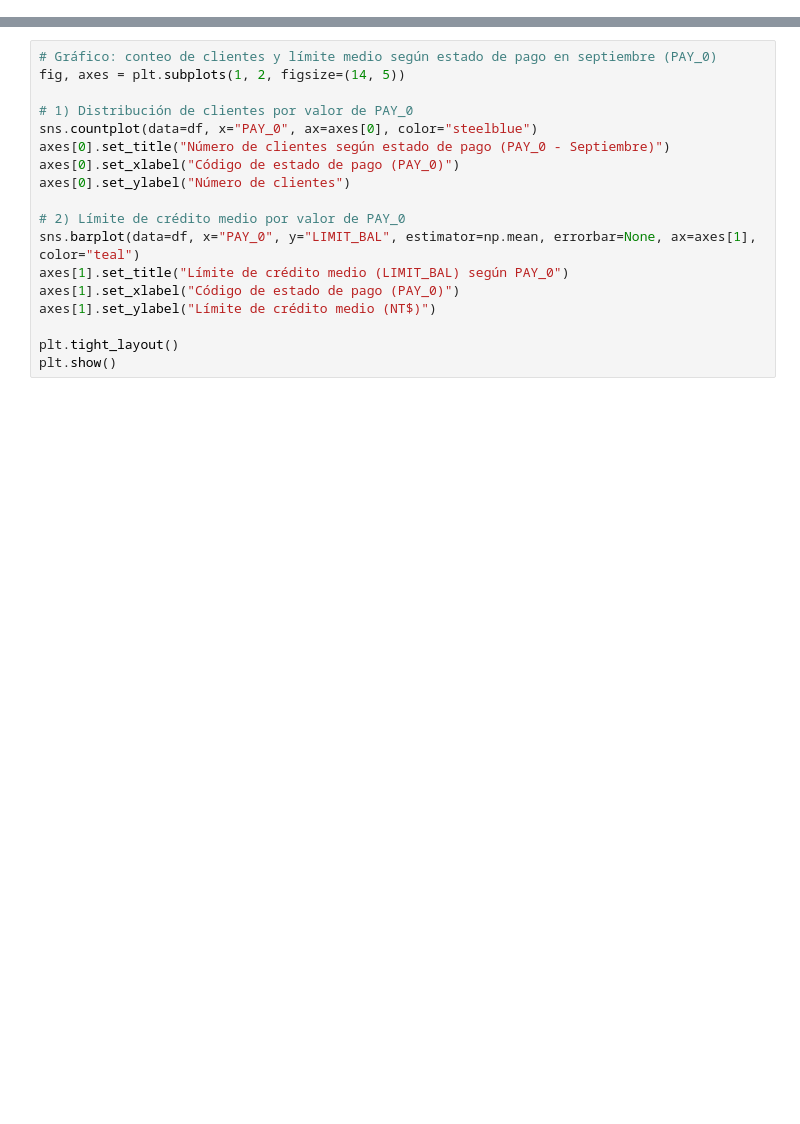
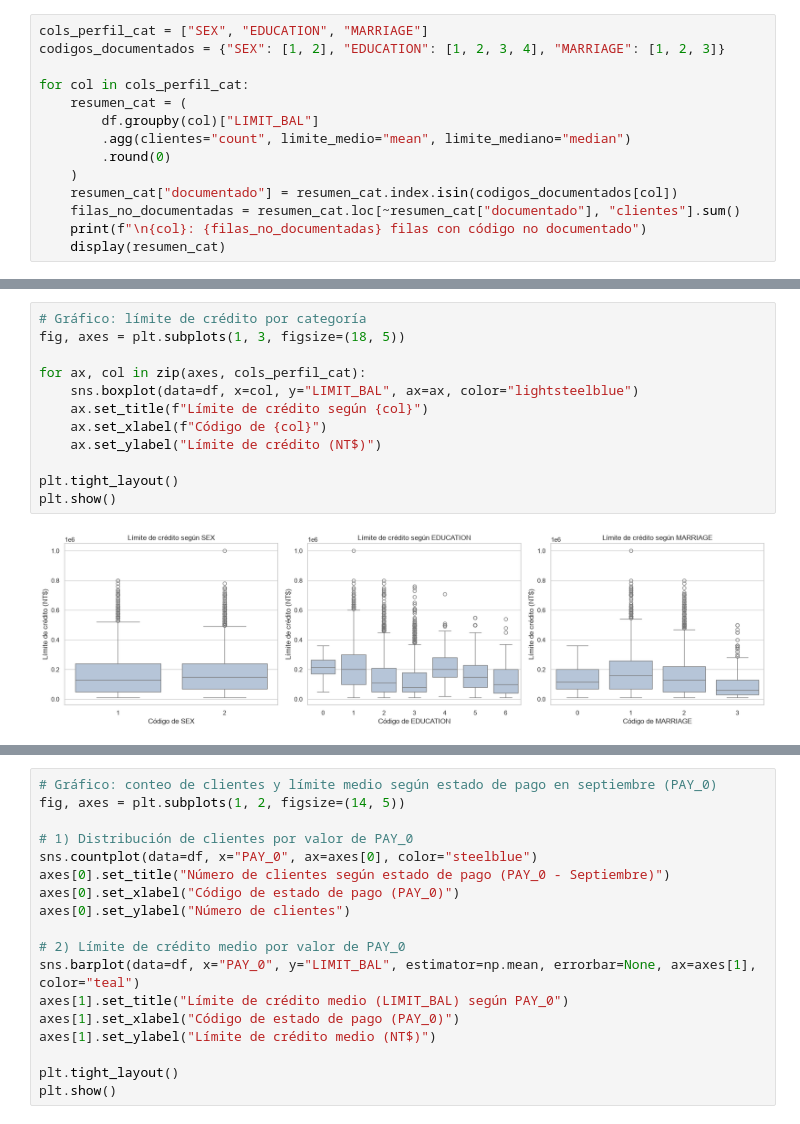
Before and after one commit to Bootcamp-DA-P3/DA-Projecto-7-Regression-Franco-Olena, a Jupyter notebook: notebooks/proyecto_regresion.ipynb, the cells around one changed output, grey strips where cells are left out. Saved outputs shown, nothing was run; the diff lists cells and outputs as text; blank space fills up the shorter version.

```diff
--- a/notebooks/01b_eda_historial.ipynb
+++ b/notebooks/proyecto_regresion.ipynb
@@ -43,0 +224,14 @@ Filas duplicadas: 0
+# %%
+cols_perfil_cat = ["SEX", "EDUCATION", "MARRIAGE"]
+codigos_documentados = {"SEX": [1, 2], "EDUCATION": [1, 2, 3, 4], "MARRIAGE": [1, 2, 3]}
+
+for col in cols_perfil_cat:
+    resumen_cat = (
+        df.groupby(col)["LIMIT_BAL"]
+        .agg(clientes="count", limite_medio="mean", limite_mediano="median")
+        .round(0)
+    )
+    resumen_cat["documentado"] = resumen_cat.index.isin(codigos_documentados[col])
+    filas_no_documentadas = resumen_cat.loc[~resumen_cat["documentado"], "clientes"].sum()
+    print(f"\n{col}: {filas_no_documentadas} filas con código no documentado")
+    display(resumen_cat)
@@ -43,0 +261,14 @@ Filas duplicadas: 0
+# %%
+# Gráfico: límite de crédito por categoría
+fig, axes = plt.subplots(1, 3, figsize=(18, 5))
+
+for ax, col in zip(axes, cols_perfil_cat):
+    sns.boxplot(data=df, x=col, y="LIMIT_BAL", ax=ax, color="lightsteelblue")
+    ax.set_title(f"Límite de crédito según {col}")
+    ax.set_xlabel(f"Código de {col}")
+    ax.set_ylabel("Límite de crédito (NT$)")
+
+plt.tight_layout()
+plt.show()
+# %% [output]
+[figure, added]
```
Also changed, not shown: parts of 29 cells of this notebook, 3 other files.
